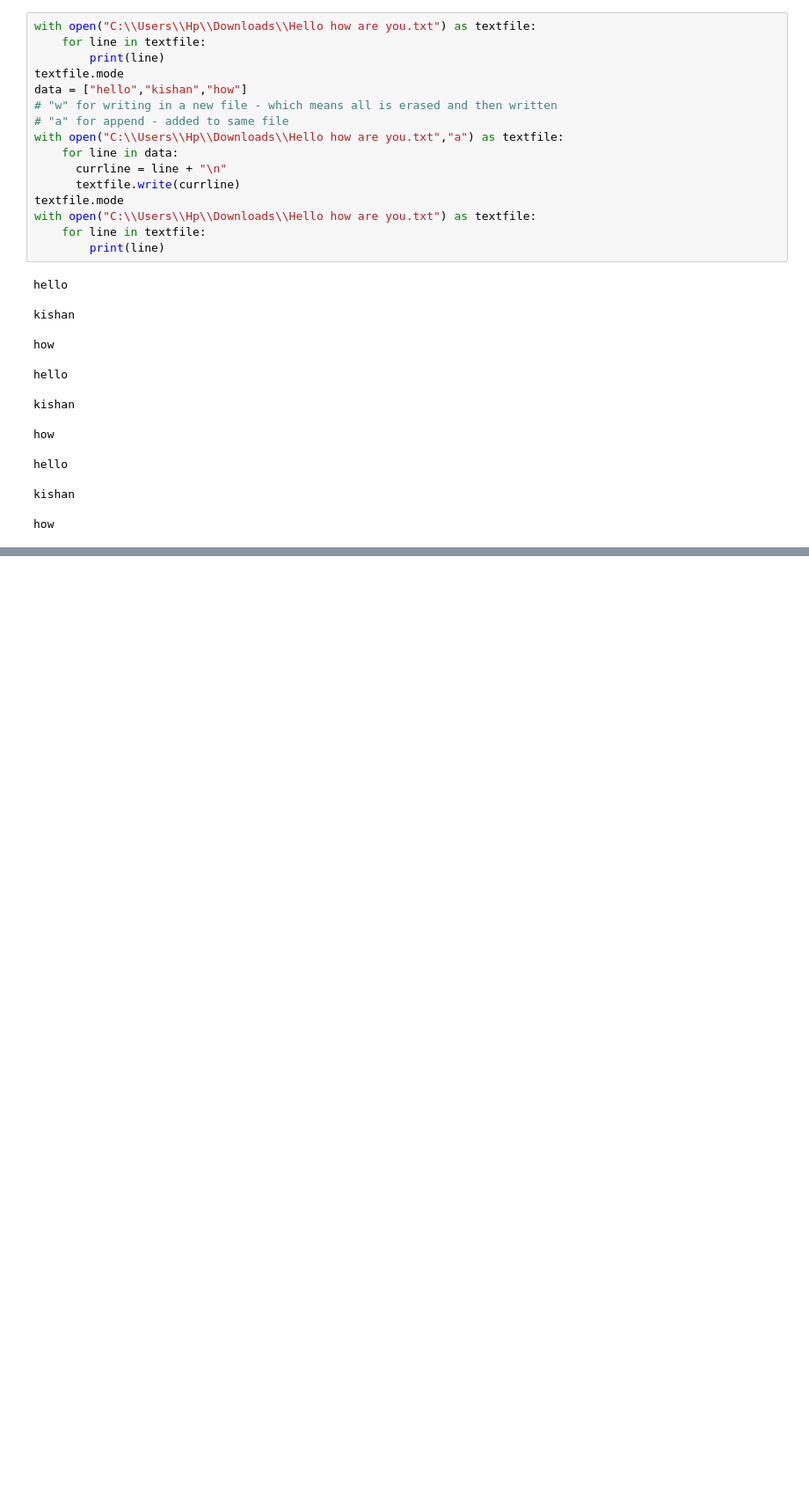
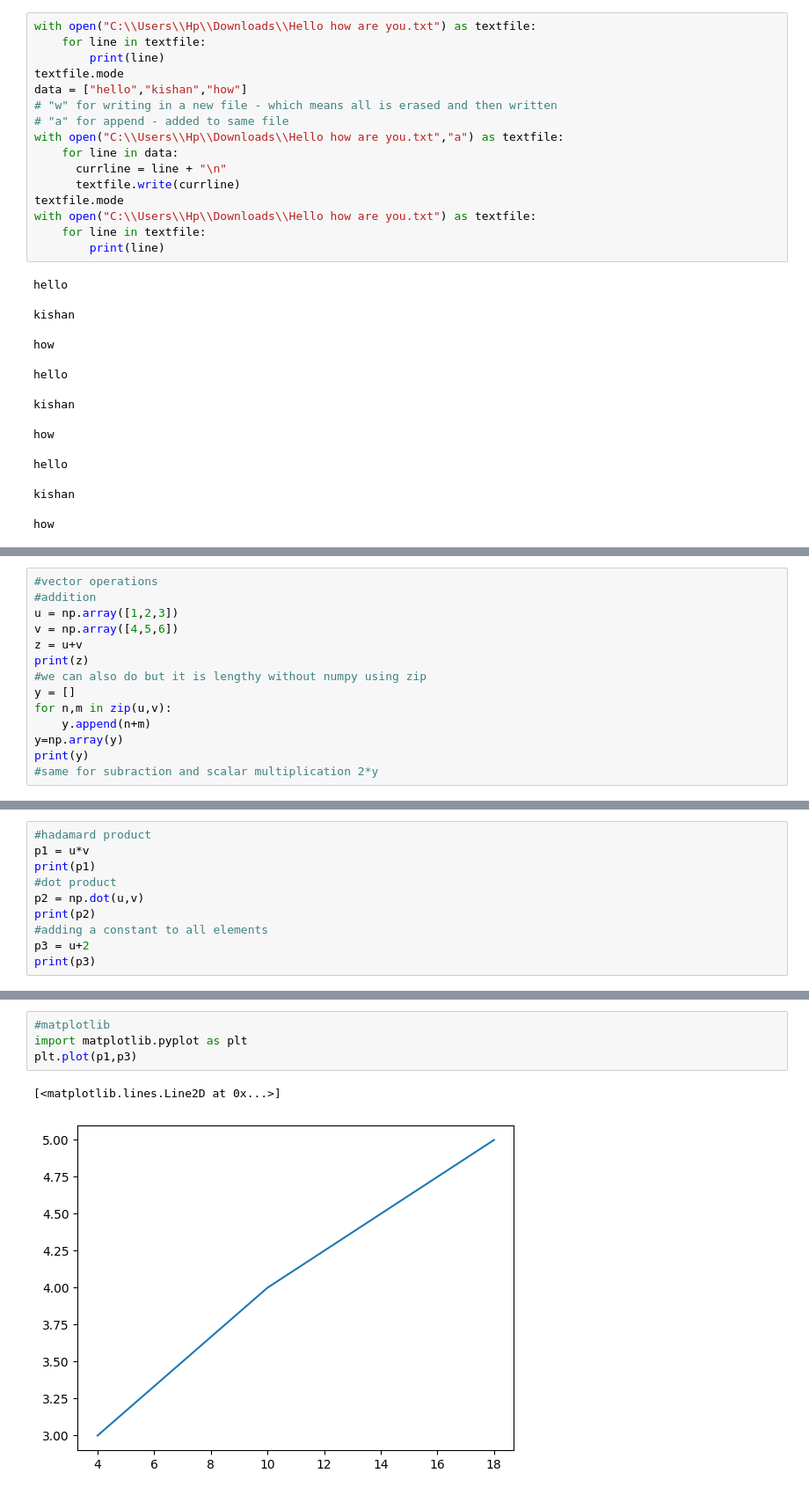
Before and after one commit to kishanchaudhary009/pythonlearning, a Jupyter notebook: pythontut1jupyter.ipynb, the cells around one changed output, grey strips where cells are left out. Shown: that part at 88% size. Saved outputs shown, nothing was run; the diff lists cells and outputs as text; blank space fills up the shorter version.

```diff
--- a/pythontut1jupyter.ipynb
+++ b/pythontut1jupyter.ipynb
@@ -534,0 +681,14 @@ how
+# %%
+#vector operations
+#addition
+u = np.array([1,2,3])
+v = np.array([4,5,6])
+z = u+v
+print(z)
+#we can also do but it is lengthy without numpy using zip
+y = []
+for n,m in zip(u,v):
+    y.append(n+m)
+y=np.array(y)
+print(y)
+#same for subraction and scalar multiplication 2*y
@@ -534,0 +698,10 @@ how
+# %%
+#hadamard product
+p1 = u*v
+print(p1)
+#dot product
+p2 = np.dot(u,v)
+print(p2)
+#adding a constant to all elements
+p3 = u+2
+print(p3)
@@ -534,0 +732,7 @@ how
+# %%
+#matplotlib
+import matplotlib.pyplot as plt
+plt.plot(p1,p3)
+# %% [output]
+[<matplotlib.lines.Line2D at 0x...>]
+[figure, added]
```
Also changed, not shown: parts of 16 cells of this notebook.
